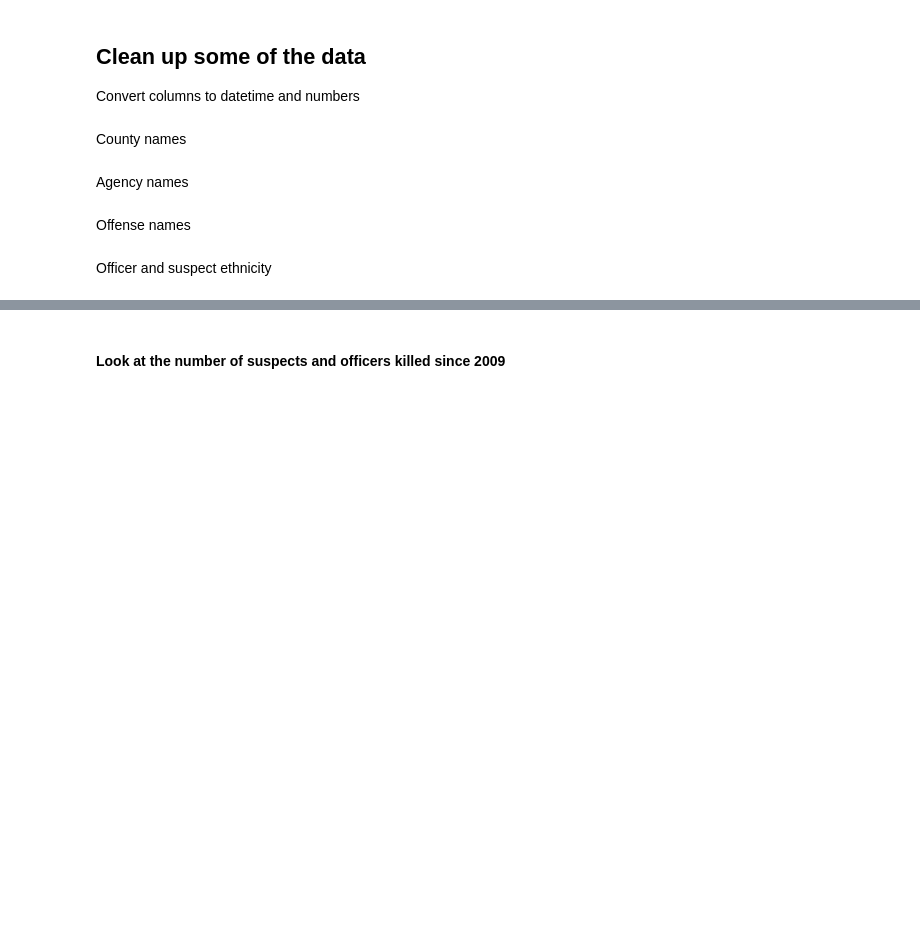
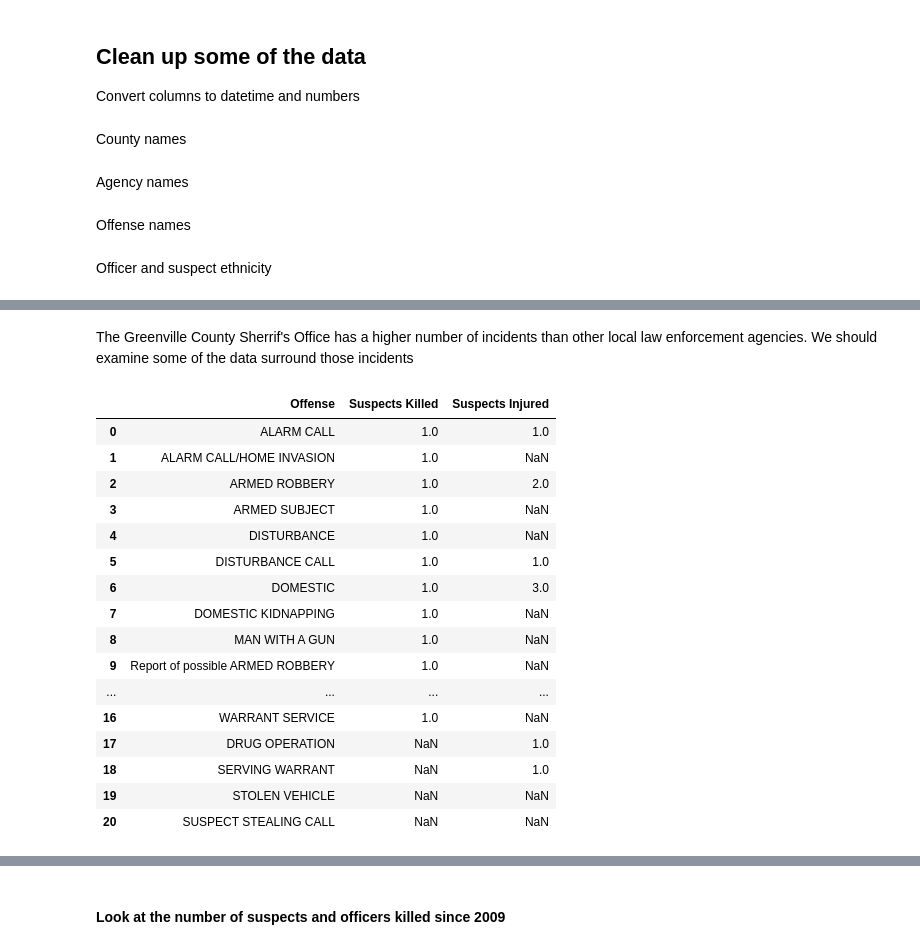
Before and after one commit to vetica/police-data, a Jupyter notebook: Police_Data.ipynb, the cells around one changed output, grey strips where cells are left out. Saved outputs shown, nothing was run; the diff lists cells and outputs as text; code cells hidden in the pictures; blank space fills up the shorter version.

```diff
--- a/Police_Data.ipynb
+++ b/Police_Data.ipynb
@@ -144,0 +180,28 @@ df['suspectEthnicity'] = df['suspectEthnicity'].str.upper()
+# %% [markdown]
+The Greenville County Sherrif's Office has a higher number of incidents than other local law enforcement agencies. We should examine some of the data surround those incidents
+# %%
+# Offenses the Greenville County Sherrif's Office was responding to where a suspect was killed or injured
+
+pd.read_sql_query('''SELECT offense as Offense, SUM(suspectsKilled) as 'Suspects Killed', SUM(suspectsInjured) as 'Suspects Injured'
+                    FROM data
+                    WHERE agency LIKE 'greenville co%'
+                    GROUP BY offense
+                    ORDER BY [Suspects Killed] DESC''', conn)
+# %% [output]
+|  | Offense | Suspects Killed | Suspects Injured |
+| 0 | ALARM CALL | 1.0 | 1.0 |
+| 1 | ALARM CALL/HOME INVASION | 1.0 | NaN |
+| 2 | ARMED ROBBERY | 1.0 | 2.0 |
+| 3 | ARMED SUBJECT | 1.0 | NaN |
+| 4 | DISTURBANCE | 1.0 | NaN |
+| 5 | DISTURBANCE CALL | 1.0 | 1.0 |
+| 6 | DOMESTIC | 1.0 | 3.0 |
+| 7 | DOMESTIC KIDNAPPING | 1.0 | NaN |
+| 8 | MAN WITH A GUN | 1.0 | NaN |
+| 9 | Report of possible ARMED ROBBERY | 1.0 | NaN |
+| ... | ... | ... | ... |
+| 16 | WARRANT SERVICE | 1.0 | NaN |
+| 17 | DRUG OPERATION | NaN | 1.0 |
+| 18 | SERVING WARRANT | NaN | 1.0 |
+| 19 | STOLEN VEHICLE | NaN | NaN |
+| 20 | SUSPECT STEALING CALL | NaN | NaN |
```
Also changed, not shown: parts of 16 cells of this notebook, 2 other files.
